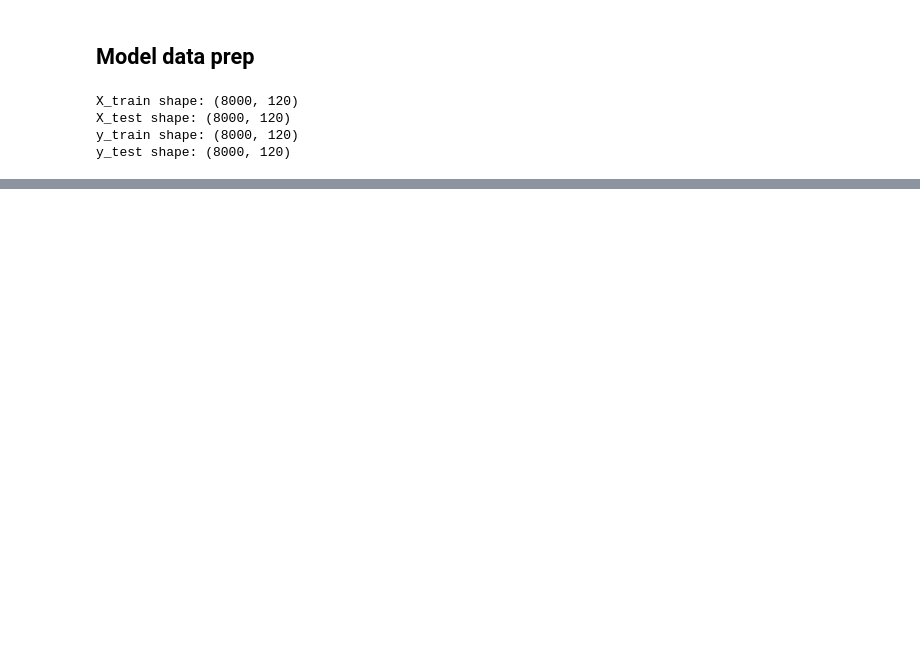
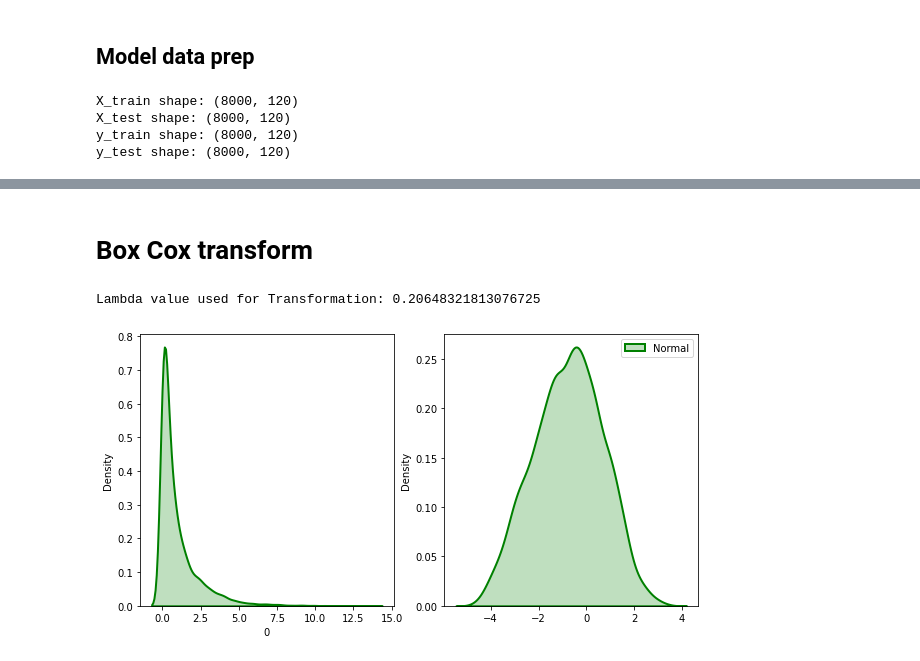
Before and after one commit to nattzza/AutoML-Data-Challenge, a Jupyter notebook: KaggleDataChallenge_Nat.ipynb, the cells around one changed output, grey strips where cells are left out. Drawn from its saved outputs; the diff is of its cells as text; code cells hidden in the pictures; blank space fills up the shorter version.

```diff
--- a/KaggleDataChallenge_Nat.ipynb
+++ b/KaggleDataChallenge_Nat.ipynb
@@ -195,0 +238,39 @@ models = {"LogisticRegression": lr,
+# %% [markdown]
+# Box Cox transform
+# %%
+# import modules
+import numpy as np
+from scipy import stats
+
+import seaborn as sns
+import matplotlib.pyplot as plt
+
+original_data = X_train["0"]
+
+# transform training data & save lambda value
+fitted_data, fitted_lambda = stats.boxcox(original_data)
+
+# creating axes to draw plots
+fig, ax = plt.subplots(1, 2)
+
+# plotting the original data(non-normal) and
+# fitted data (normal)
+sns.distplot(original_data, hist = False, kde = True,
+            kde_kws = {'shade': True, 'linewidth': 2},
+            label = "Non-Normal", color ="green", ax = ax[0])
+
+sns.distplot(fitted_data, hist = False, kde = True,
+            kde_kws = {'shade': True, 'linewidth': 2},
+            label = "Normal", color ="green", ax = ax[1])
+
+# adding legends to the subplots
+plt.legend(loc = "upper right")
+
+# rescaling the subplots
+fig.set_figheight(5)
+fig.set_figwidth(10)
+
+print(f"Lambda value used for Transformation: {fitted_lambda}")
+# %% [output]
+Lambda value used for Transformation: 0.20648321813076725
+[figure, added]
```
Also changed, not shown: parts of 28 cells of this notebook.
